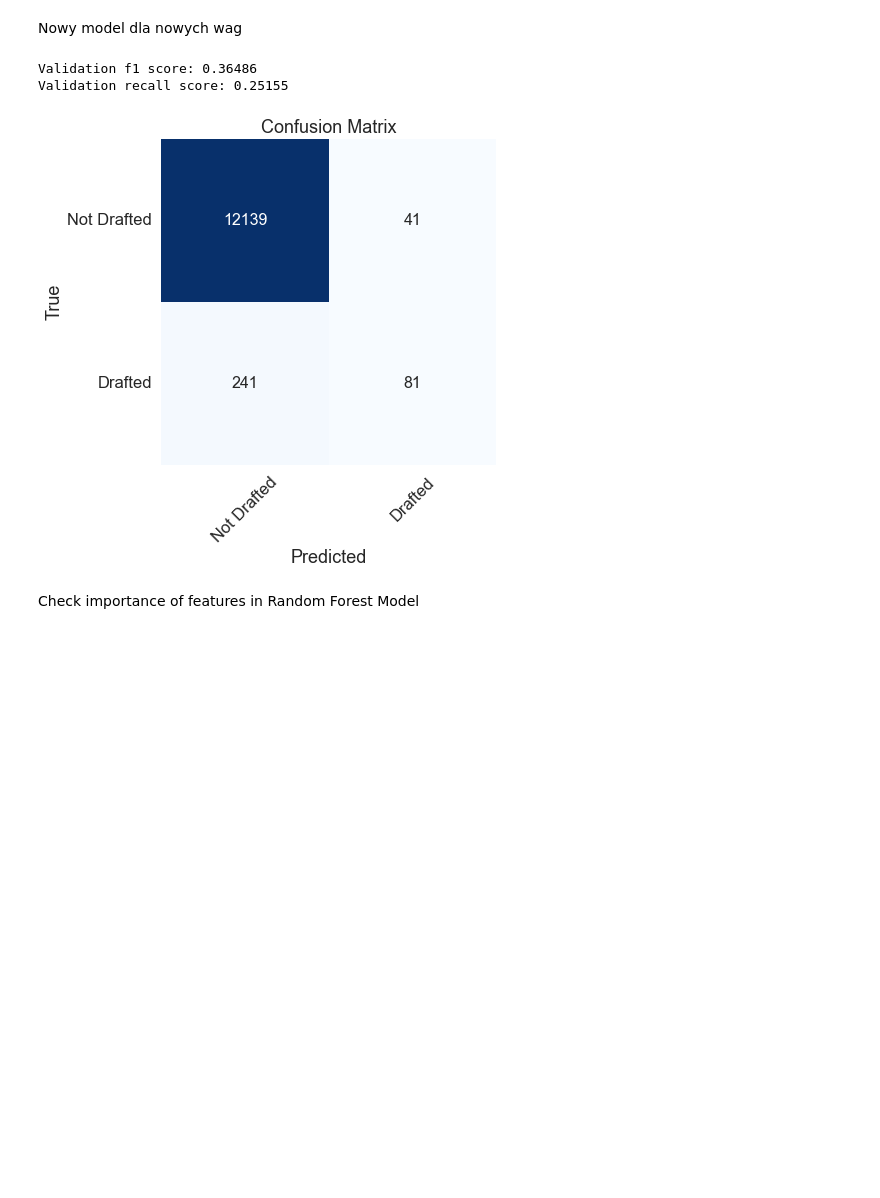
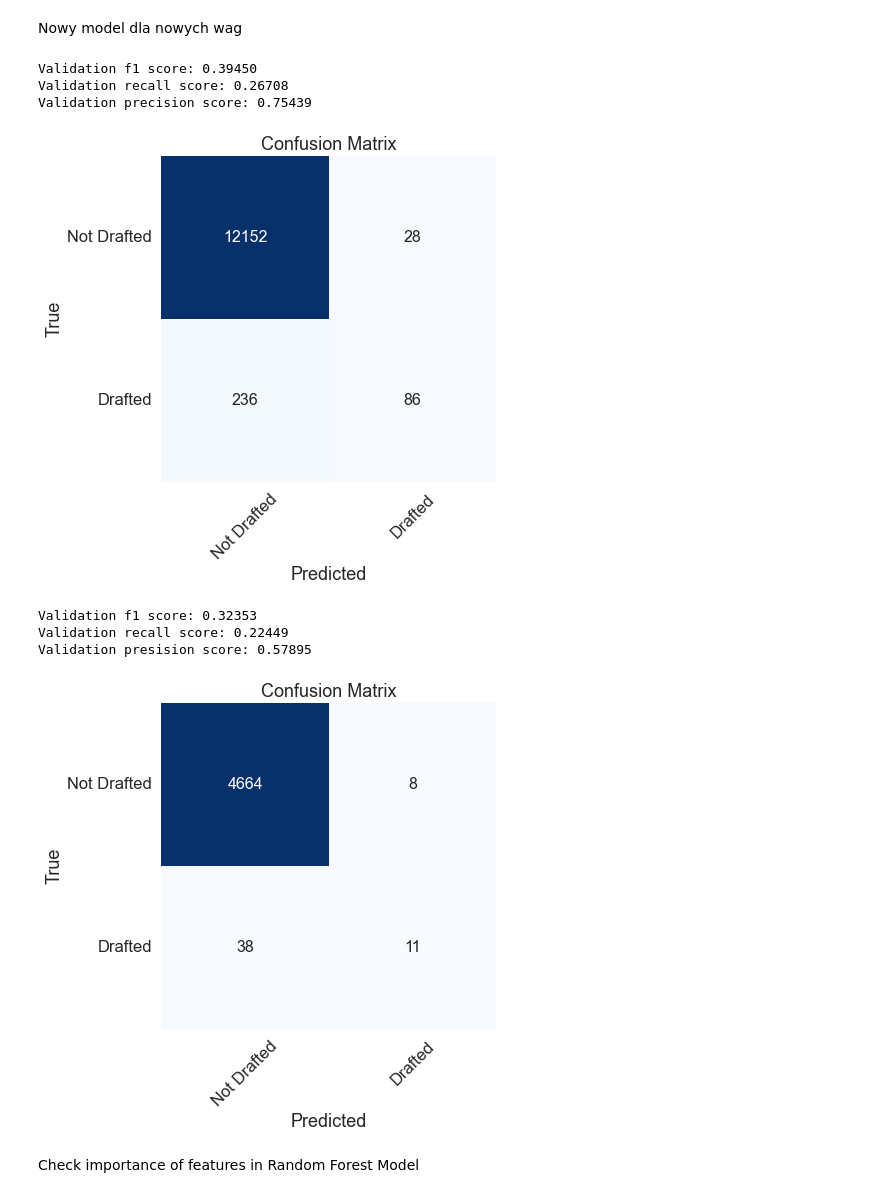
Before and after one commit to Aleksandra-dot/julDraft, a Jupyter notebook: random_forest.ipynb, the cells around one changed output. Cells and saved outputs as stored; diff of their text form; code cells hidden in the pictures; blank space fills up the shorter version.

```diff
--- a/random_forest.ipynb
+++ b/random_forest.ipynb
@@ -188,14 +191,37 @@ y_pred = model.predict(val_X)
 
 f1 = f1_score(val_y, y_pred)
 recall = recall_score(val_y, y_pred)
+precision = precision_score(val_y, y_pred)
 print("Validation f1 score: {:,.5f}".format(f1))
 print("Validation recall score: {:,.5f}".format(recall))
+print("Validation precision score: {:,.5f}".format(precision))
 
 conf_matrix(val_y, y_pred)
 # %% [output]
-Validation f1 score: 0.36486
-Validation recall score: 0.25155
+Validation f1 score: 0.39450
+Validation recall score: 0.26708
+Validation precision score: 0.75439
 [figure]
+# %%
+# Test data, using 2021
+test_X_2021 = ball_data_2021[colnames]
+
+# Make predictions
+test_preds_2021 = model.predict(test_X_2021)
+
+f1 = f1_score(ball_data_2021.pick, test_preds_2021)
+recall = recall_score(ball_data_2021.pick, test_preds_2021)
+precision = precision_score(ball_data_2021.pick, test_preds_2021)
+print("Validation f1 score: {:,.5f}".format(f1))
+print("Validation recall score: {:,.5f}".format(recall))
+print("Validation presision score: {:,.5f}".format(precision))
+
+conf_matrix(ball_data_2021.pick, test_preds_2021)
+# %% [output]
+Validation f1 score: 0.32353
+Validation recall score: 0.22449
+Validation presision score: 0.57895
+[figure, added]
 # %% [markdown]
 Check importance of features in Random Forest Model
 # %%
```
Also changed, not shown: parts of 6 cells of this notebook.
